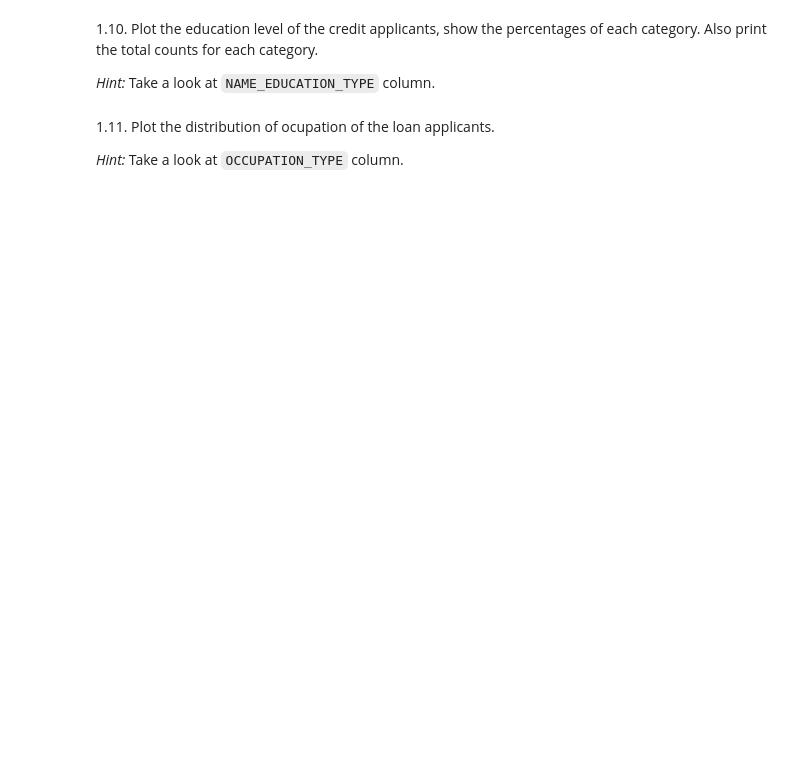
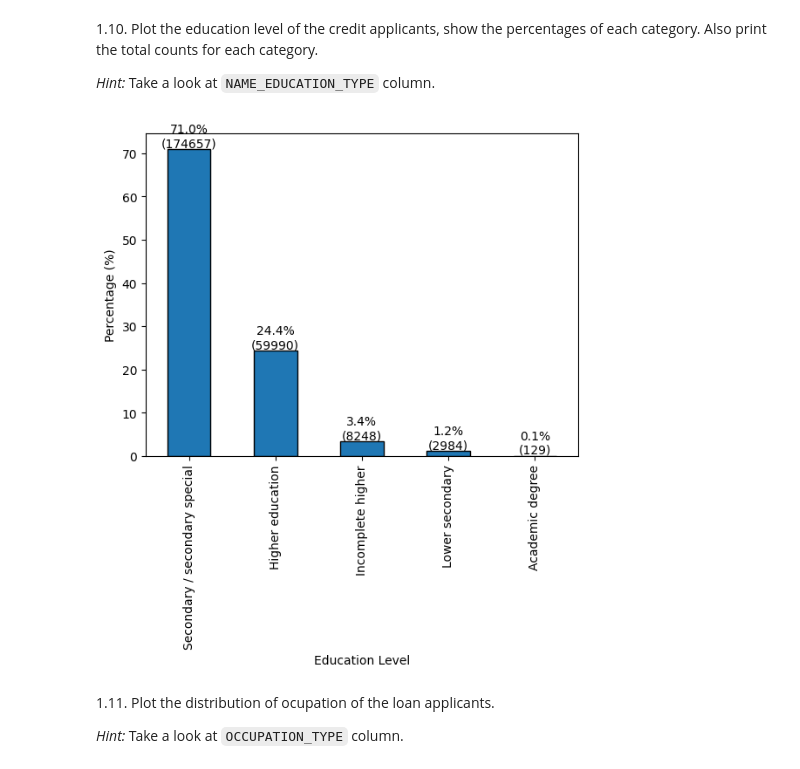
Before and after one commit to bapilco/Project2, a Jupyter notebook: AnyoneAI - Sprint Project 02.ipynb, the cells around one changed output. Cells and saved outputs as stored; diff of their text form; code cells hidden in the pictures; blank space fills up the shorter version.

```diff
--- a/AnyoneAI - Sprint Project 02.ipynb
+++ b/AnyoneAI - Sprint Project 02.ipynb
@@ -212,3 +269,19 @@ COMMONAREA_MEDI   121000      62.9
+# %%
+### TODO Complete in this cell: level of education plot
+education_counts = train_df['NAME_EDUCATION_TYPE'].value_counts()
+education_percentages = train_df['NAME_EDUCATION_TYPE'].value_counts(normalize=True) * 100
+
+education_percentages.plot(kind='bar', edgecolor='black')
+plt.xlabel('Education Level')
+plt.ylabel('Percentage (%)')
+
+for index, value in enumerate(education_percentages):
+    count = education_counts.iloc[index]
+    plt.text(index, value + 0.5, f'{value:.1f}%\n({count})', ha='center')
+
+plt.show()
+# %% [output]
+[figure, added]
 # %% [markdown]
 1.11. Plot the distribution of ocupation of the loan applicants.
 
```
Also changed, not shown: parts of 14 cells of this notebook, 1 other file.
